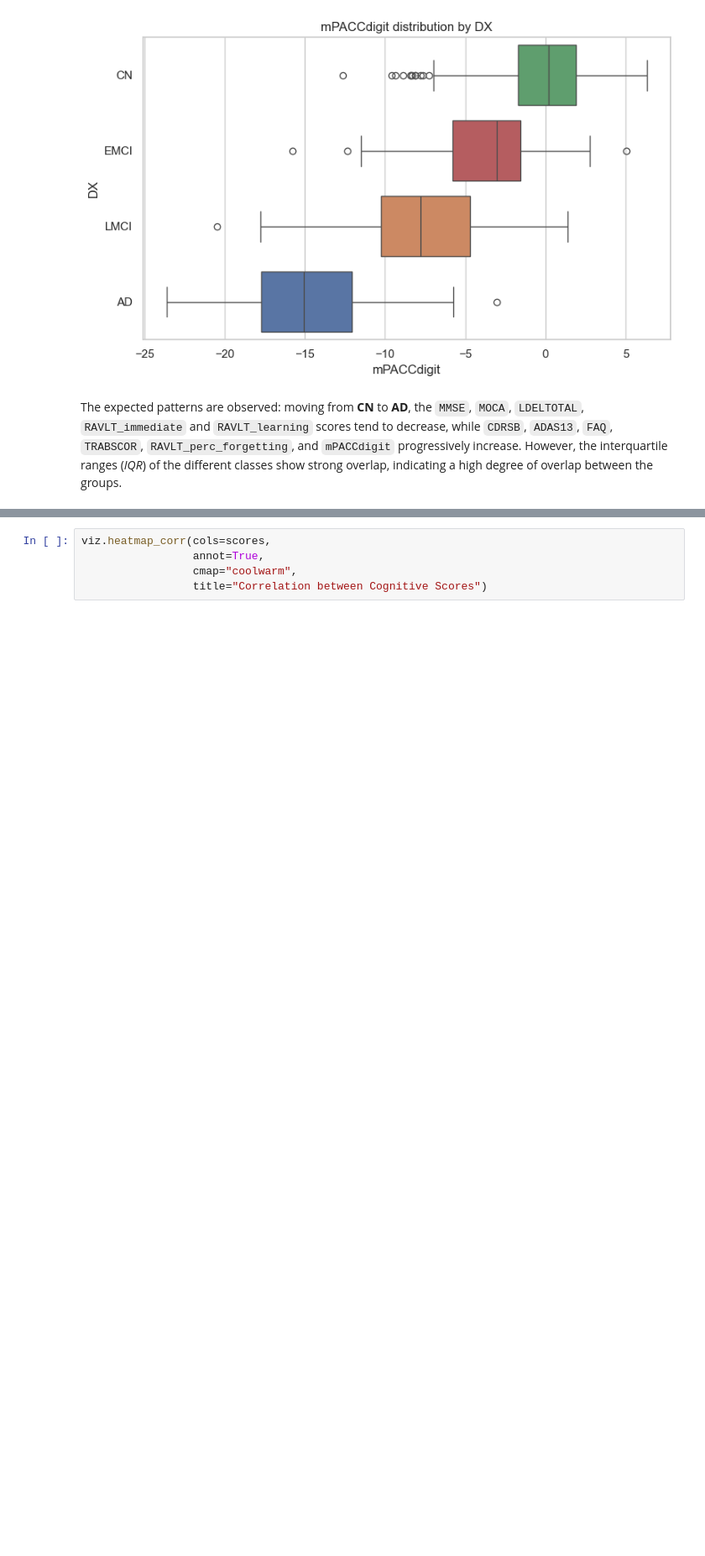
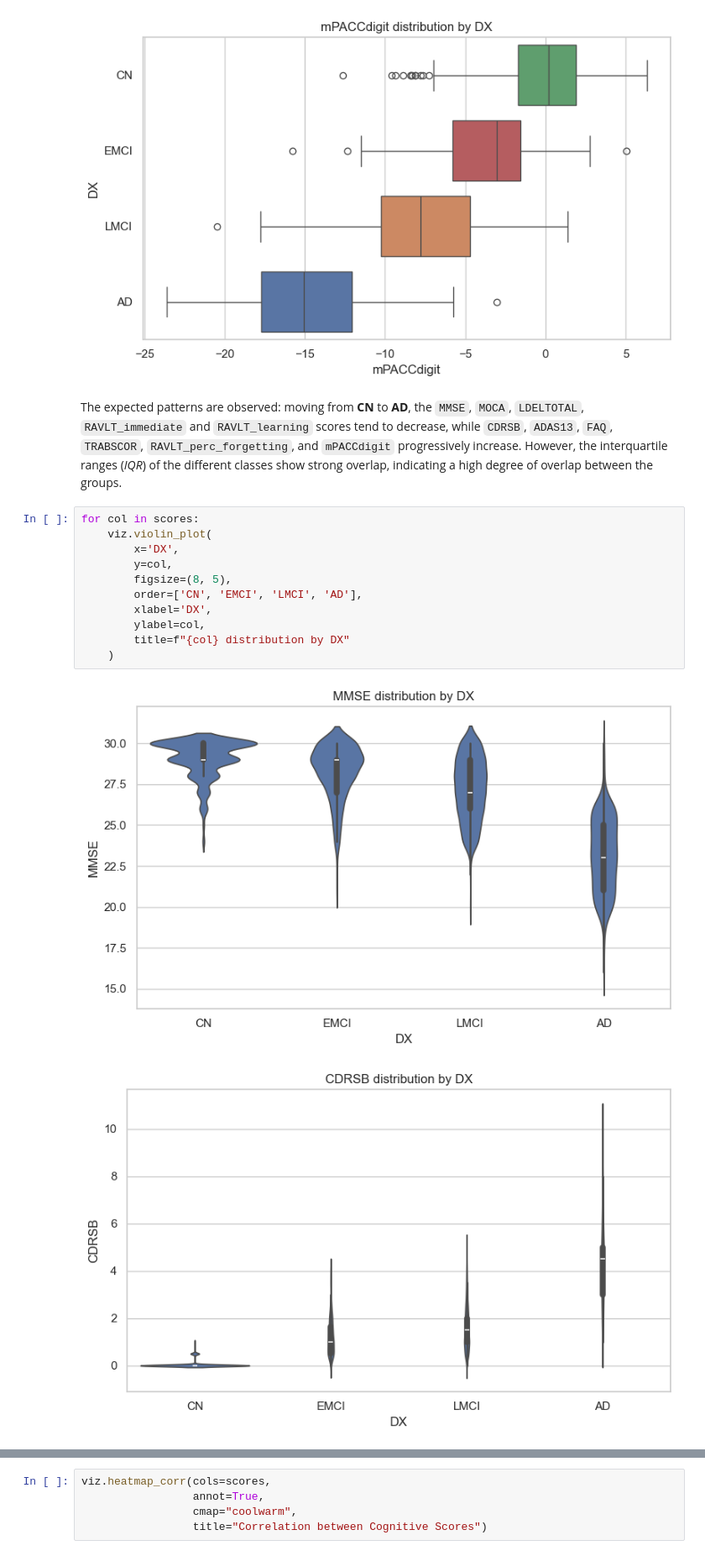
Before and after one commit to Tenshin000/CogniPredictAD, a Jupyter notebook: notebooks/05_New_Data_Exploration.ipynb, the cells around one changed output, grey strips where cells are left out. Shown at 84% size. Drawn from its saved outputs; the diff is of its cells as text; blank space fills up the shorter version.

```diff
--- a/notebooks/05_New_Data_Exploration.ipynb
+++ b/notebooks/05_New_Data_Exploration.ipynb
@@ -443,3 +442,17 @@ for col in scores:
 [figure]
 # %% [markdown]
 The expected patterns are observed: moving from **CN** to **AD**, the `MMSE`, `MOCA`, `LDELTOTAL`, `RAVLT_immediate` and `RAVLT_learning` scores tend to decrease, while `CDRSB`, `ADAS13`, `FAQ`, `TRABSCOR`, `RAVLT_perc_forgetting`, and `mPACCdigit` progressively increase. However, the interquartile ranges (*IQR*) of the different classes show strong overlap, indicating a high degree of overlap between the groups.
+# %%
+for col in scores:
+    viz.violin_plot(
+        x='DX',
+        y=col,
+        figsize=(8, 5),
+        order=['CN', 'EMCI', 'LMCI', 'AD'],
+        xlabel='DX',
+        ylabel=col,
+        title=f"{col} distribution by DX"
+    )
+# %% [output]
+[figure, added]
+[figure, added]
```
Also changed, not shown: parts of 16 cells of this notebook, 11 other files.
